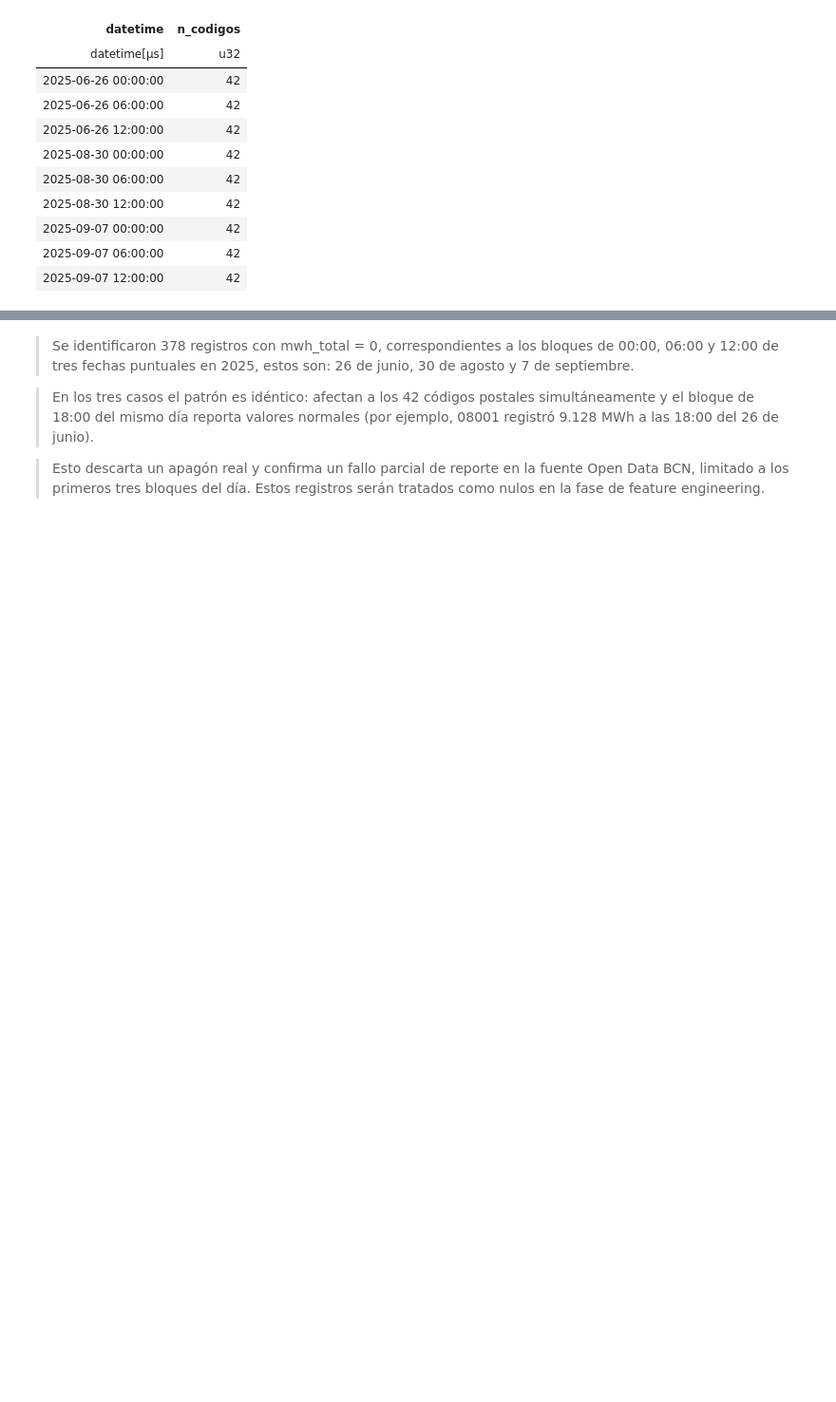
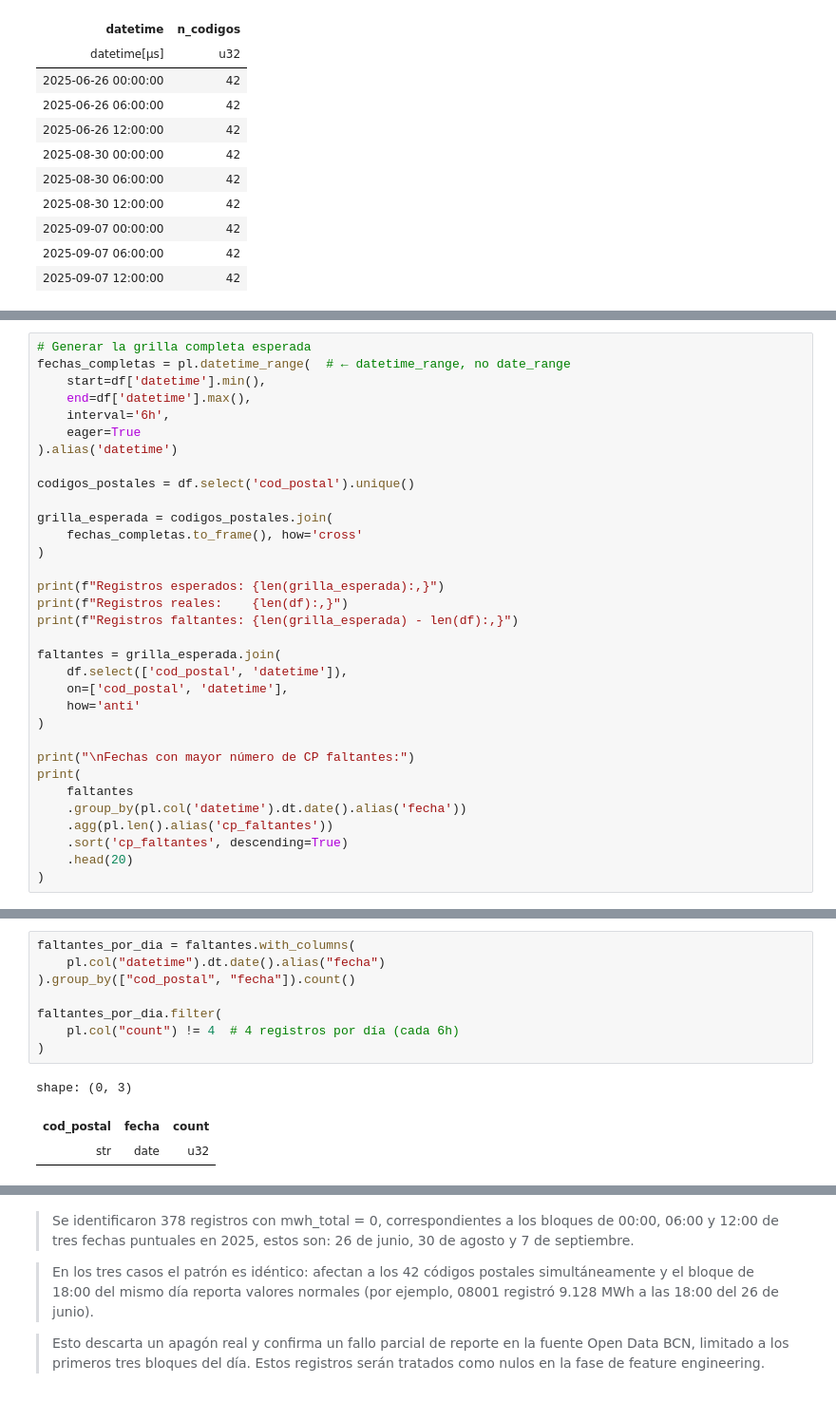
Before and after one commit to sebasposcor-del/TFM, a Jupyter notebook: notebooks/01_eda_electricityBCN_2.ipynb, the cells around one changed output, grey strips where cells are left out. Shown at 95% size. Cells and saved outputs as stored; diff of their text form; blank space fills up the shorter version.

```diff
--- a/notebooks/01_eda_electricityBCN_2.ipynb
+++ b/notebooks/01_eda_electricityBCN_2.ipynb
@@ -393,0 +414,33 @@ shape: (9, 2)
+# %%
+# Generar la grilla completa esperada
+fechas_completas = pl.datetime_range(  # ← datetime_range, no date_range
+    start=df['datetime'].min(),
+    end=df['datetime'].max(),
+    interval='6h',
+    eager=True
+).alias('datetime')
+
+codigos_postales = df.select('cod_postal').unique()
+
+grilla_esperada = codigos_postales.join(
+    fechas_completas.to_frame(), how='cross'
+)
+
+print(f"Registros esperados: {len(grilla_esperada):,}")
+print(f"Registros reales:    {len(df):,}")
+print(f"Registros faltantes: {len(grilla_esperada) - len(df):,}")
+
+faltantes = grilla_esperada.join(
+    df.select(['cod_postal', 'datetime']),
+    on=['cod_postal', 'datetime'],
+    how='anti'
+)
+
+print("\nFechas con mayor número de CP faltantes:")
+print(
+    faltantes
+    .group_by(pl.col('datetime').dt.date().alias('fecha'))
+    .agg(pl.len().alias('cp_faltantes'))
+    .sort('cp_faltantes', descending=True)
+    .head(20)
+)
@@ -393,0 +465,12 @@ shape: (9, 2)
+# %%
+faltantes_por_dia = faltantes.with_columns(
+    pl.col("datetime").dt.date().alias("fecha")
+).group_by(["cod_postal", "fecha"]).count()
+
+faltantes_por_dia.filter(
+    pl.col("count") != 4  # 4 registros por día (cada 6h)
+)
+# %% [output]
+shape: (0, 3)
+| cod_postal | fecha | count |
+| str | date | u32 |
```
Also changed, not shown: parts of 46 cells of this notebook.
